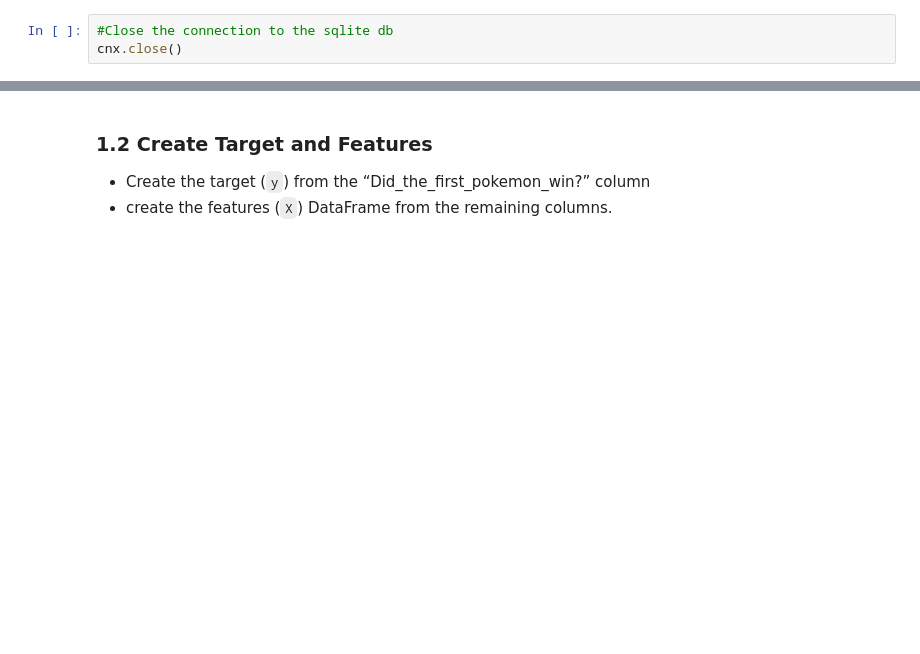
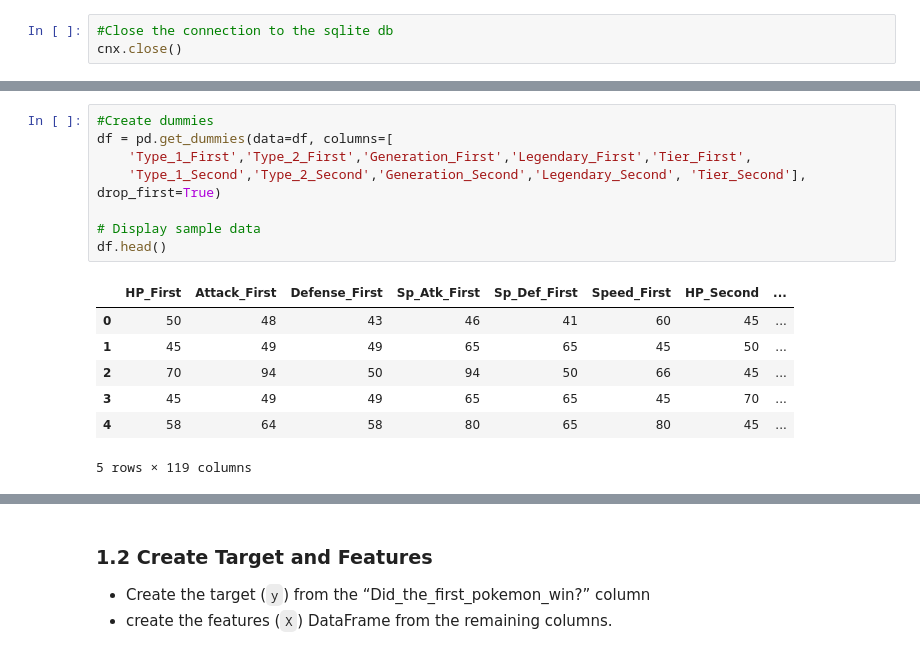
Before and after one commit to leajinks/Pokemon-Predictor, a Jupyter notebook: ml_model.ipynb, the cells around one changed output, grey strips where cells are left out. Drawn from its saved outputs; the diff is of its cells as text; blank space fills up the shorter version.

```diff
--- a/ml_model.ipynb
+++ b/ml_model.ipynb
@@ -66,0 +81,16 @@ cnx.close()
+# %%
+#Create dummies
+df = pd.get_dummies(data=df, columns=[
+    'Type_1_First','Type_2_First','Generation_First','Legendary_First','Tier_First',
+    'Type_1_Second','Type_2_Second','Generation_Second','Legendary_Second', 'Tier_Second'], drop_first=True)
+
+# Display sample data
+df.head()
+# %% [output]
+|  | HP_First | Attack_First | Defense_First | Sp_Atk_First | Sp_Def_First | Speed_First | HP_Second | ... |
+| 0 | 50 | 48 | 43 | 46 | 41 | 60 | 45 | ... |
+| 1 | 45 | 49 | 49 | 65 | 65 | 45 | 50 | ... |
+| 2 | 70 | 94 | 50 | 94 | 50 | 66 | 45 | ... |
+| 3 | 45 | 49 | 49 | 65 | 65 | 45 | 70 | ... |
+| 4 | 58 | 64 | 58 | 80 | 65 | 80 | 45 | ... |
+5 rows × 119 columns
```
Also changed, not shown: parts of 15 cells of this notebook.
